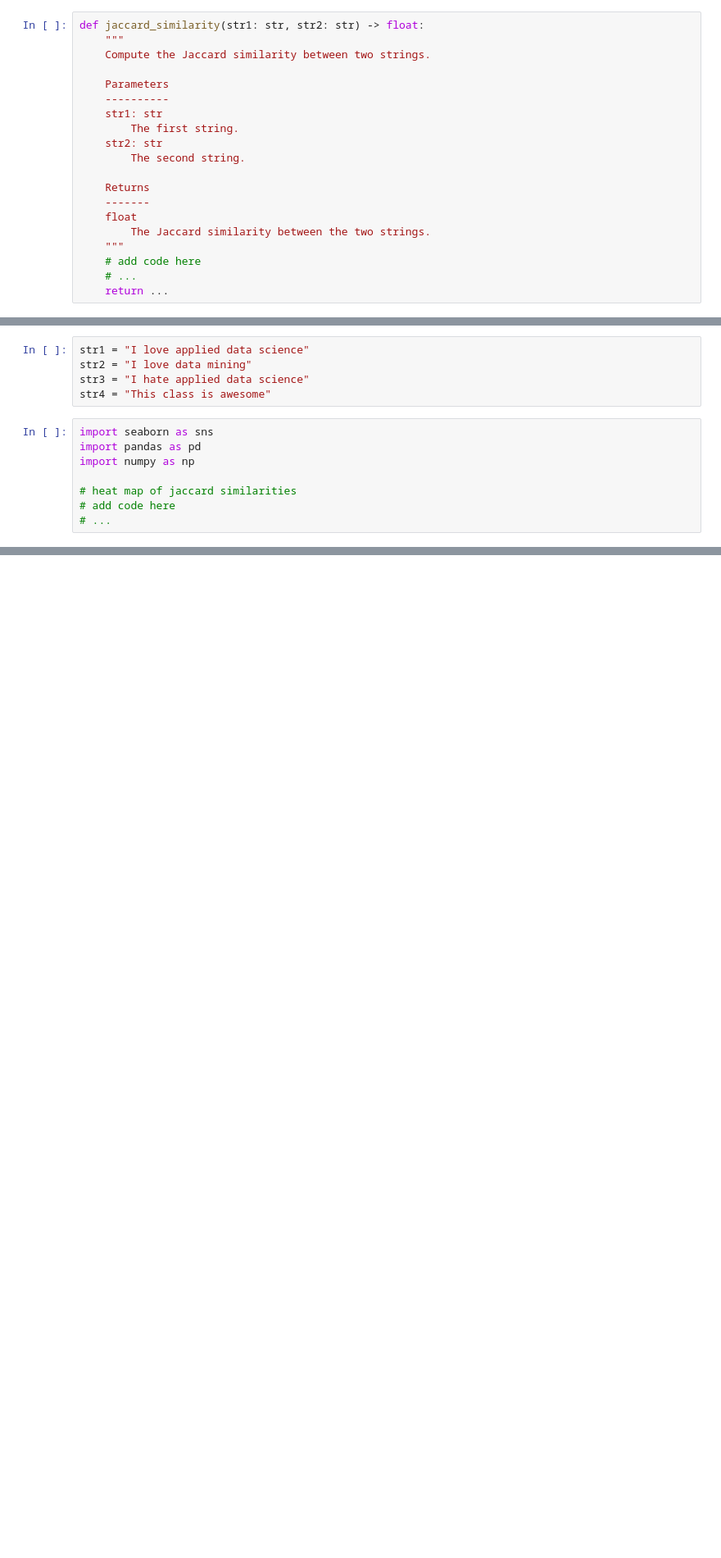
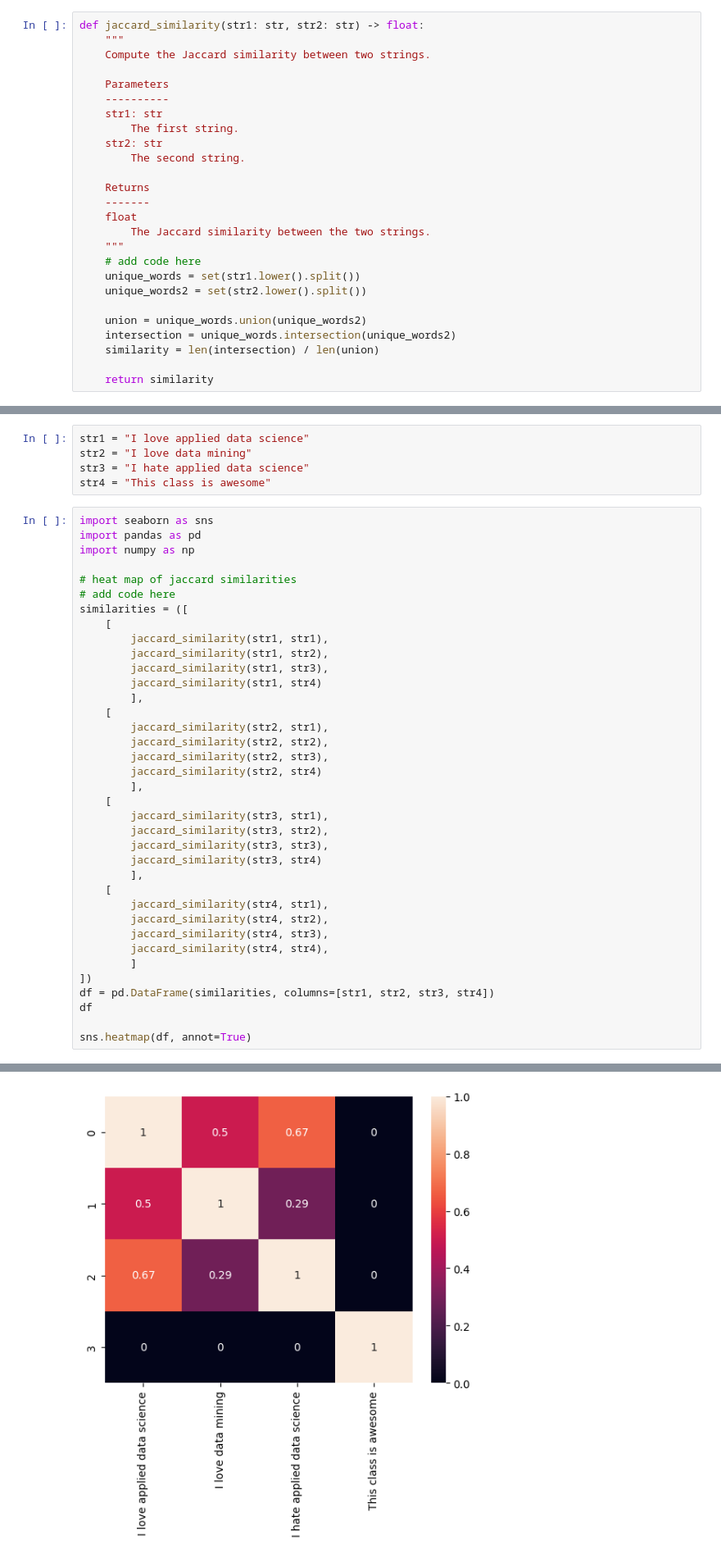
Before and after one commit to LCDA-UCP/tac-hands-on, a Jupyter notebook: exercises/session04/text_similarity.ipynb, the cells around one changed output, grey strips where cells are left out. Shown at 82% size. Drawn from its saved outputs; the diff is of its cells as text; blank space fills up the shorter version.

Commit message:
Resolving text similarity execises

```diff
--- a/exercises/session04/text_similarity.ipynb
+++ b/exercises/session04/text_similarity.ipynb
@@ -22,8 +22,14 @@ def jaccard_similarity(str1: str, str2: str) -> float:
         The Jaccard similarity between the two strings.
     """
     # add code here
-    # ...
-    return ...
+    unique_words = set(str1.lower().split())
+    unique_words2 = set(str2.lower().split())
+
+    union = unique_words.union(unique_words2)
+    intersection = unique_words.intersection(unique_words2)
+    similarity = len(intersection) / len(union)
+
+    return similarity
 # %% [markdown]
 Test the function with the following strings:
 # %%
@@ -38,4 +44,34 @@ import numpy as np
 
 # heat map of jaccard similarities
 # add code here
-# ...
+similarities = ([
+    [
+        jaccard_similarity(str1, str1),
+        jaccard_similarity(str1, str2),
+        jaccard_similarity(str1, str3),
+        jaccard_similarity(str1, str4)
+        ],
+    [
+        jaccard_similarity(str2, str1),
+        jaccard_similarity(str2, str2),
+        jaccard_similarity(str2, str3),
+        jaccard_similarity(str2, str4)
+        ],
+    [
+        jaccard_similarity(str3, str1),
+        jaccard_similarity(str3, str2),
+        jaccard_similarity(str3, str3),
+        jaccard_similarity(str3, str4)
+        ],
+    [
+        jaccard_similarity(str4, str1),
+        jaccard_similarity(str4, str2),
+        jaccard_similarity(str4, str3),
+        jaccard_similarity(str4, str4),
+        ]
+])
+df = pd.DataFrame(similarities, columns=[str1, str2, str3, str4])
+df
+
+sns.heatmap(df, annot=True)
+# %% [output]
@@ -42,3 +79,4 @@ import numpy as np
+[figure, added]
 # %% [markdown]
 ## Cosine Similarity
 
```
Also changed, not shown: parts of 4 cells of this notebook.
